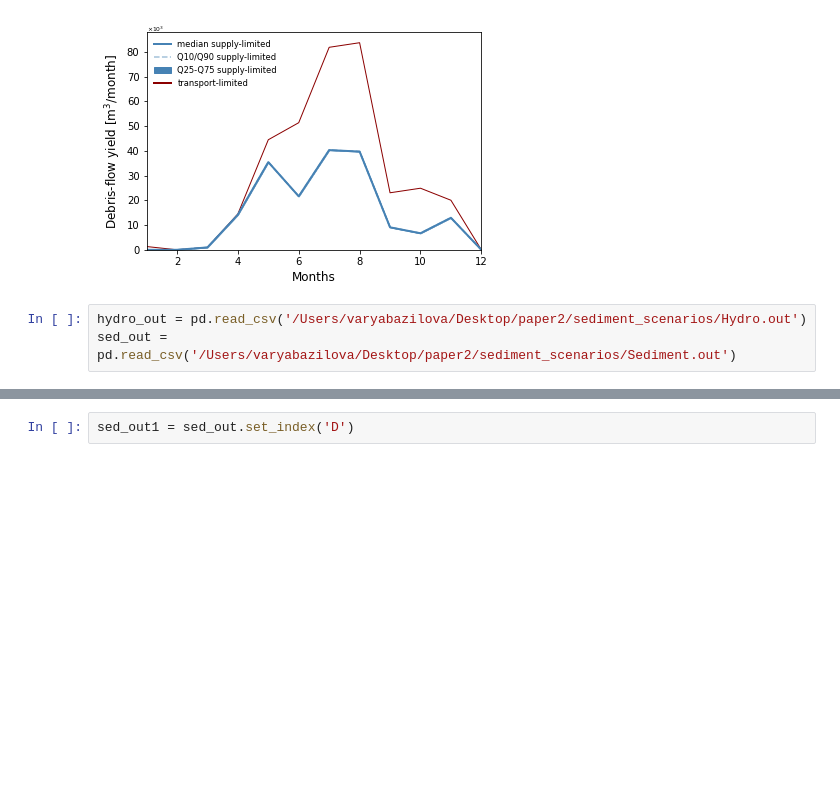
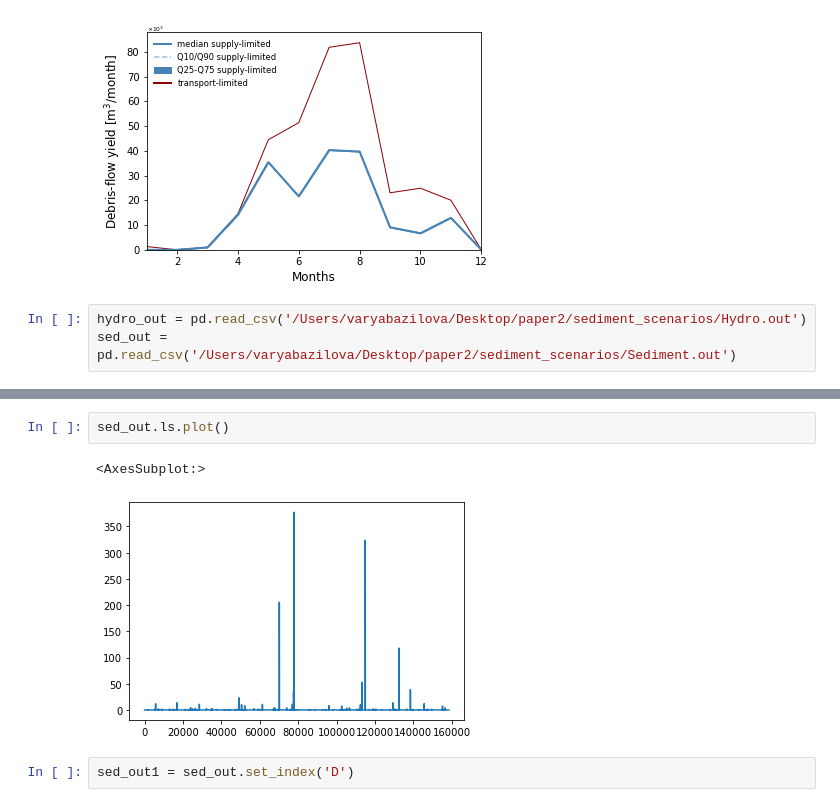
Before and after one commit to varyabazilova/hma_sediments, a Jupyter notebook: sediment_scenarios/test.ipynb, the cells around one changed output, grey strips where cells are left out. Cells and saved outputs as stored; diff of their text form; blank space fills up the shorter version.

```diff
--- a/sediment_scenarios/test.ipynb
+++ b/sediment_scenarios/test.ipynb
@@ -41,3 +41,8 @@ sed_out.head()
+# %%
+sed_out.ls.plot()
+# %% [output]
+<AxesSubplot:>
+[figure, added]
 # %%
 sed_out1 = sed_out.set_index('D')
 # %%
```
Also changed, not shown: parts of 5 cells of this notebook, 4 other files.
